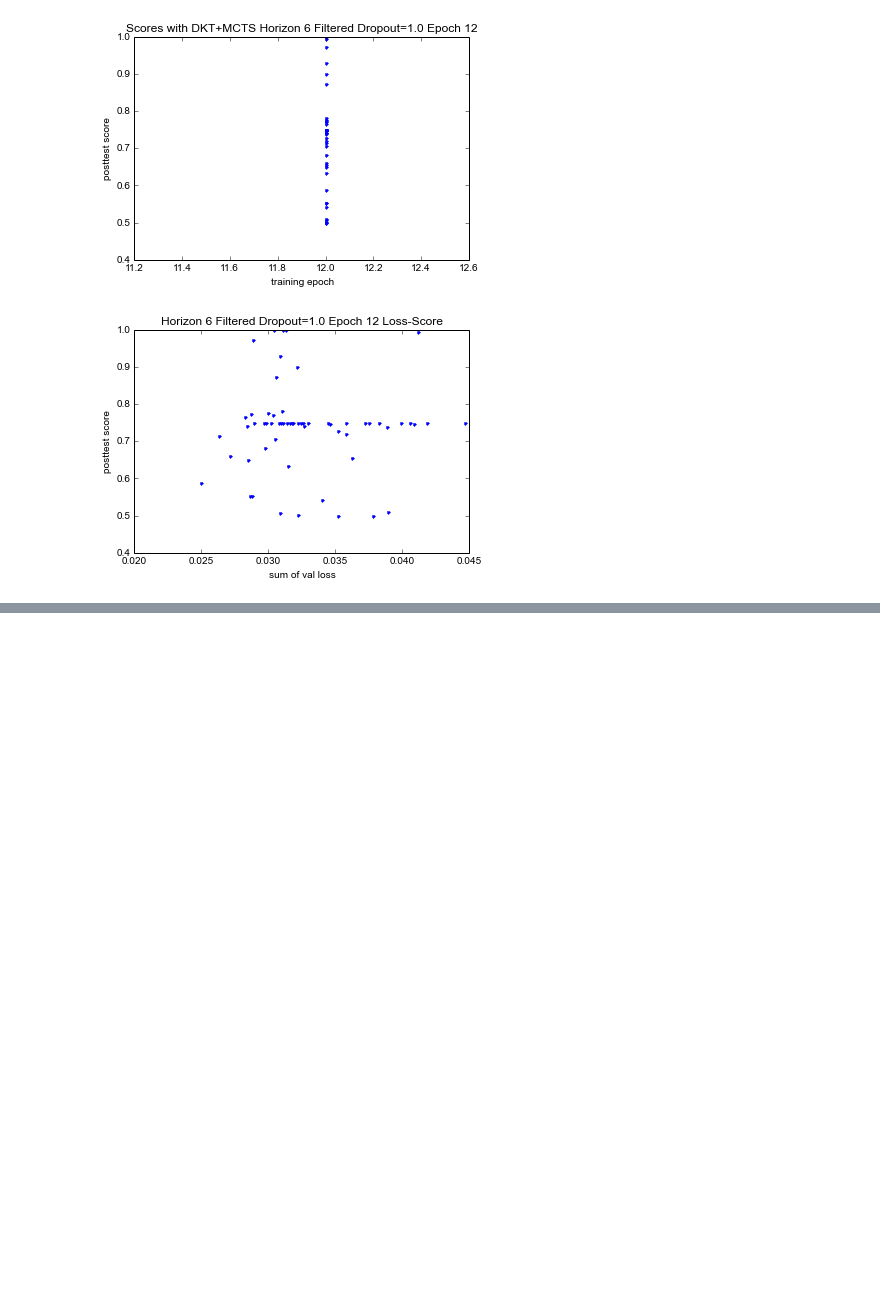
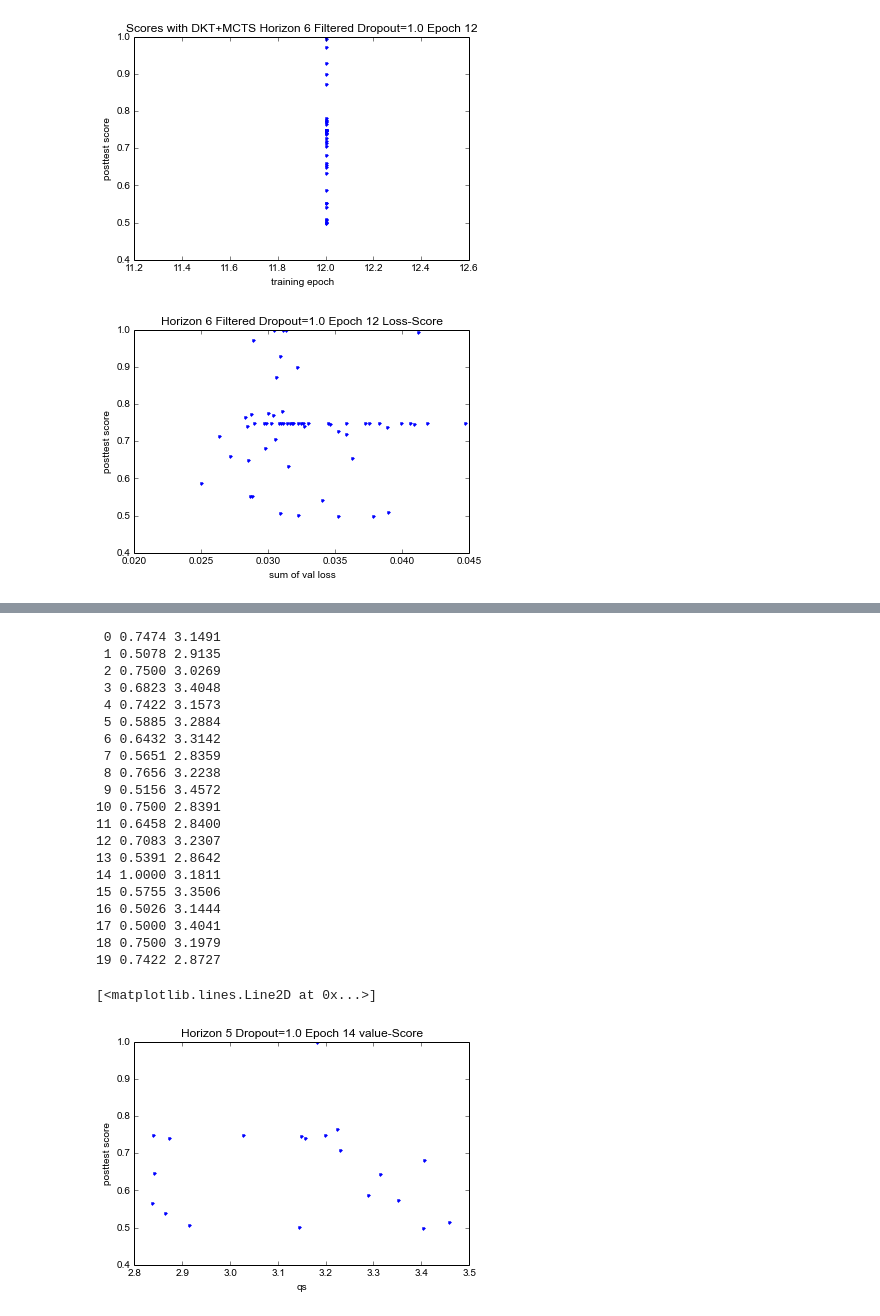
Before and after one commit to lisa-1010/smart-tutor, a Jupyter notebook: code/danielgraphing.ipynb, the cells around one changed output, grey strips where cells are left out. Drawn from its saved outputs; the diff is of its cells as text; code cells hidden in the pictures; blank space fills up the shorter version.

```diff
--- a/code/danielgraphing.ipynb
+++ b/code/danielgraphing.ipynb
@@ -1161,0 +1163,41 @@ plot(range(ys.shape[0]), vals[goodrun,1:], color='#ff0000')
+# %%
+data1 = np.load('experiments/earlystopping13.npz')
+
+vals = data1['vals']
+val_sums = np.sum(vals[:,:], axis=1)
+scores = data1['scores'][:,0]
+qs = data1['qs'][:,0]
+
+for r in six.moves.range(scores.shape[0]):
+    six.print_('{:2d} {:.4f} {:.4f}'.format(r, scores[r], qs[r]))
+
+figure()
+title('Horizon 5 Dropout=1.0 Epoch 14 value-Score')
+xlabel('qs')
+ylabel('posttest score')
+xs = qs
+ys = scores
+plot(xs, ys, '.', color='#0000ff')
+# %% [output]
+ 0 0.7474 3.1491
+ 1 0.5078 2.9135
+ 2 0.7500 3.0269
+ 3 0.6823 3.4048
+ 4 0.7422 3.1573
+ 5 0.5885 3.2884
+ 6 0.6432 3.3142
+ 7 0.5651 2.8359
+ 8 0.7656 3.2238
+ 9 0.5156 3.4572
+10 0.7500 2.8391
+11 0.6458 2.8400
+12 0.7083 3.2307
+13 0.5391 2.8642
+14 1.0000 3.1811
+15 0.5755 3.3506
+16 0.5026 3.1444
+17 0.5000 3.4041
+18 0.7500 3.1979
+19 0.7422 2.8727
+[<matplotlib.lines.Line2D at 0x...>]
+[figure, added]
```
Also changed, not shown: parts of 3 cells of this notebook, 3 other files.
